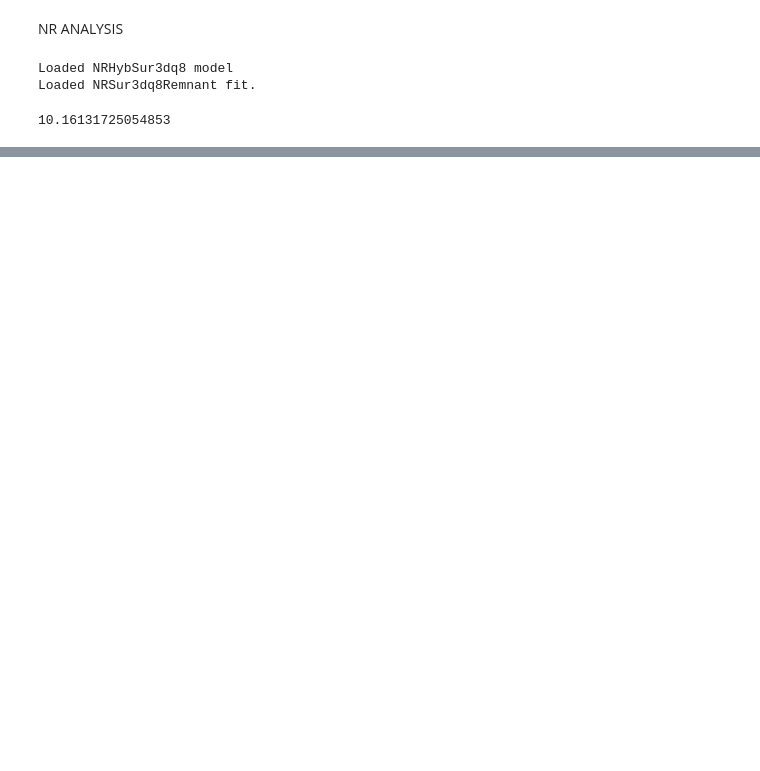
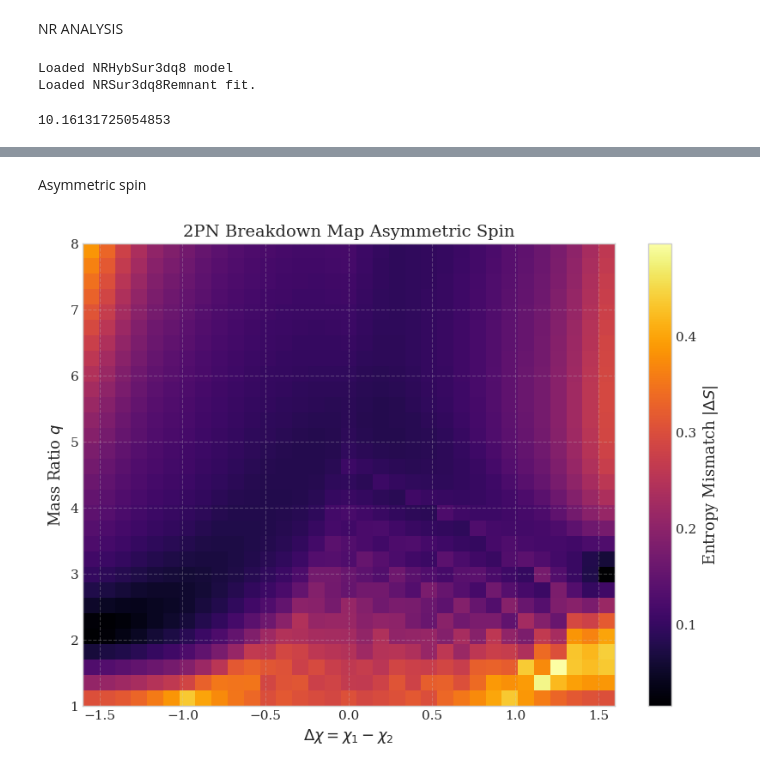
Before and after one commit to giacomobrugali/Entropy-conjecture, a Jupyter notebook: Entropy-conjecture/Newtonian_analysis/Aligned_spin.ipynb, the cells around one changed output, grey strips where cells are left out. Cells and saved outputs as stored; diff of their text form; code cells hidden in the pictures; blank space fills up the shorter version.

```diff
--- a/Entropy-conjecture/Newtonian_analysis/Aligned_spin.ipynb
+++ b/Entropy-conjecture/Newtonian_analysis/Aligned_spin.ipynb
@@ -422,0 +456,2 @@ plt.show()
+# %% [markdown]
+Asymmetric spin
@@ -422,0 +476,31 @@ plt.show()
+# %%
+results = []
+spin_range = np.linspace(-0.8, 0.8, 30)
+q_range = np.linspace(1,8,30)
+a_3 = np.linspace(100.0,7.0, 1000)
+
+for q in q_range:
+    for chi1 in spin_range:
+        for chi2 in spin_range:
+            if abs(chi1) > 0.8 or abs(chi2) > 0.8: continue
+
+            res = analyze_configuration_asymmetric(q, chi1, chi2, a_3)
+            results.append(res)
+
+df = pd.DataFrame(results)
+# %%
+df['delta_chi_rounded'] = df['delta_chi'].round(1)
+pivot_map = df.pivot_table(index="q", columns="delta_chi_rounded", values="Delta_S", aggfunc='mean')
+
+# Plot
+plt.figure(figsize=(10, 7))
+plt.imshow(pivot_map, aspect='auto', origin='lower', cmap='inferno',
+           extent=[pivot_map.columns.min(), pivot_map.columns.max(),
+                   pivot_map.index.min(), pivot_map.index.max()])
+plt.colorbar(label=r'Entropy Mismatch $|\Delta S|$')
+plt.xlabel(r'$\Delta \chi = \chi_1 - \chi_2$')
+plt.ylabel(r'Mass Ratio $q$')
+plt.title(r'2PN Breakdown Map Asymmetric Spin')
+plt.show()
+# %% [output]
+[figure, added]
```
Also changed, not shown: parts of 16 cells of this notebook, 1 other file.
